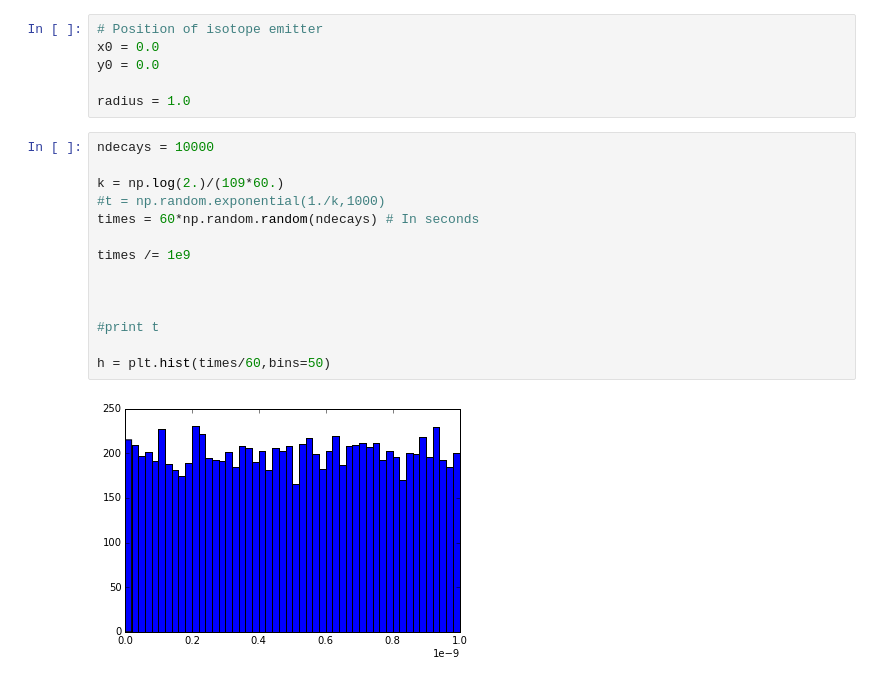
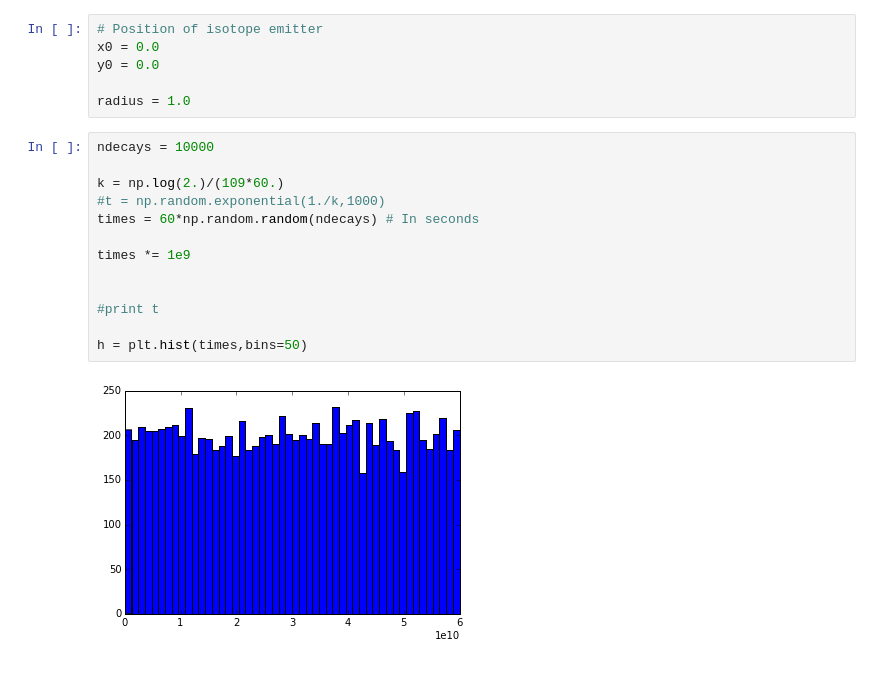
Before and after one commit to mattbellis/Siena_College_Physics_Jess_Muenkel, a Jupyter notebook: medical_physics/simulate_PET_scan.ipynb, the cells around one changed output. Drawn from its saved outputs; the diff is of its cells as text.

```diff
--- a/medical_physics/simulate_PET_scan.ipynb
+++ b/medical_physics/simulate_PET_scan.ipynb
@@ -12,19 +12,18 @@ radius = 1.0
 # %%
 ndecays = 10000
 
 k = np.log(2.)/(109*60.)
 #t = np.random.exponential(1./k,1000)
 times = 60*np.random.random(ndecays) # In seconds
 
-times /= 1e9
-
+times *= 1e9
 
 
 #print t
 
-h = plt.hist(times/60,bins=50)
+h = plt.hist(times,bins=50)
 # %% [output]
-[figure, old version]
+[figure, new version]
 # %%
 # Figure out where the two photons go
 
```
Also changed, not shown: parts of 1 cell of this notebook, 2 other files.
